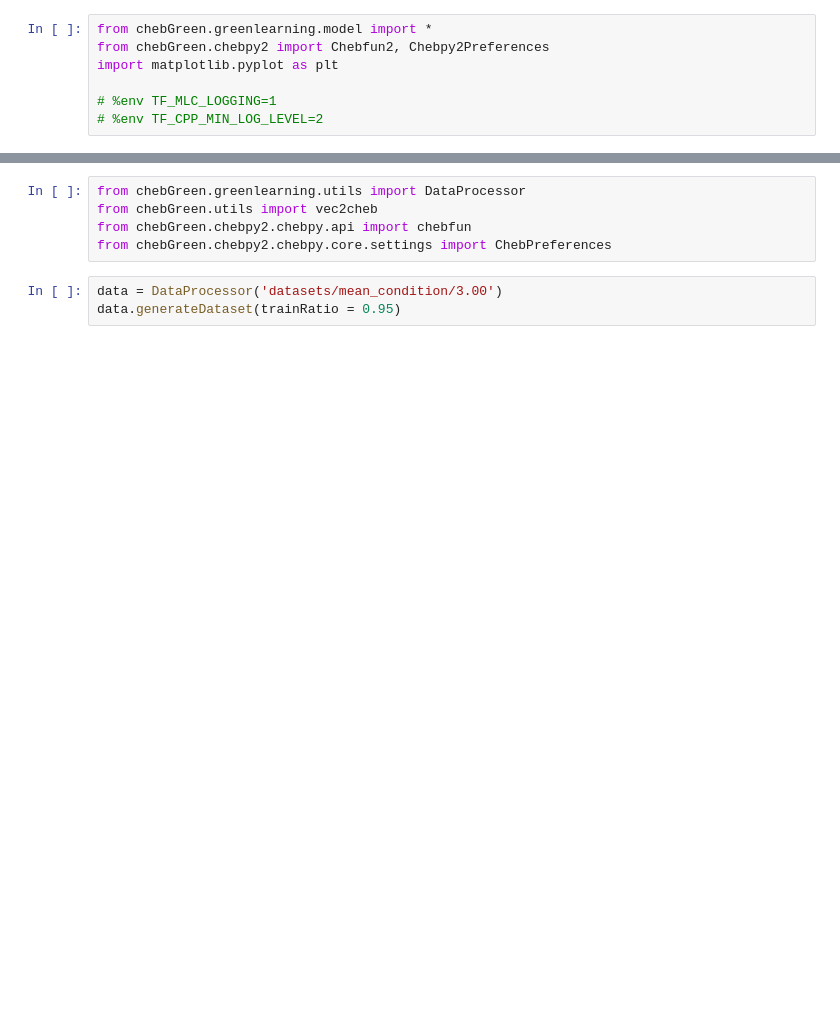
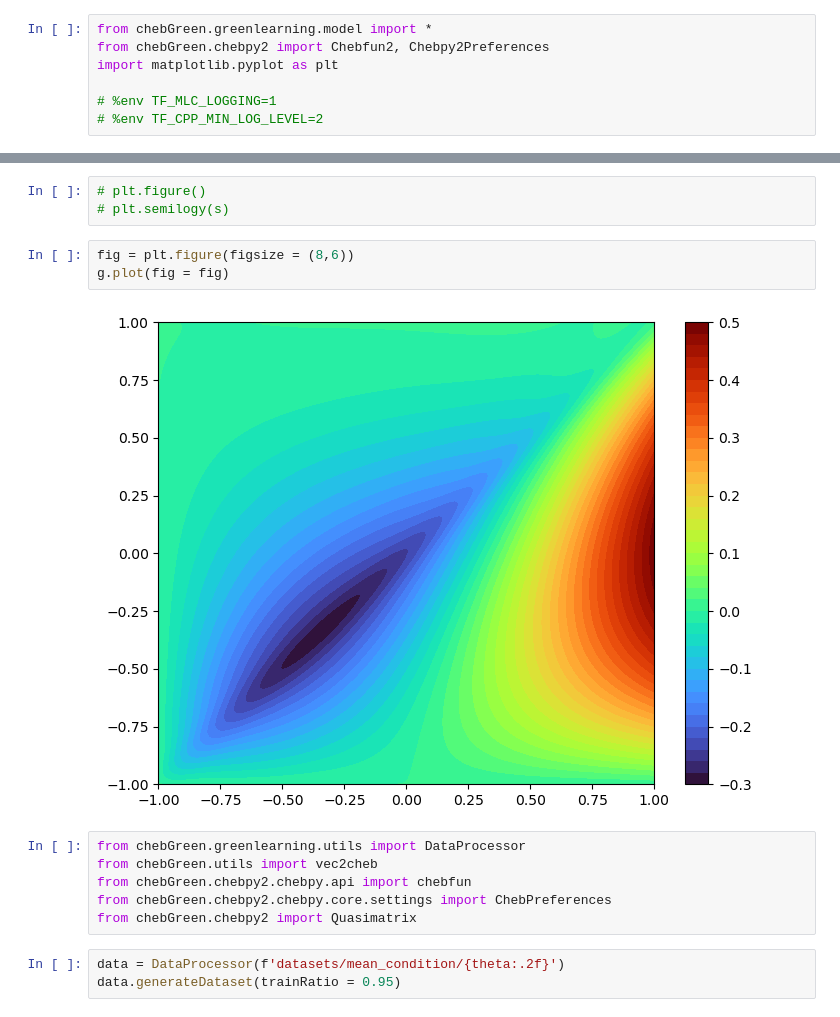
Before and after one commit to hsharsh/chebgreen, a Jupyter notebook: main/errorcompute.ipynb, the cells around one changed output, grey strips where cells are left out. Saved outputs shown, nothing was run; the diff lists cells and outputs as text; blank space fills up the shorter version.

```diff
--- a/main/errorcompute.ipynb
+++ b/main/errorcompute.ipynb
@@ -26,10 +48,19 @@ Wall time: 1.42 s
+# %%
+# plt.figure()
+# plt.semilogy(s)
+# %%
+fig = plt.figure(figsize = (8,6))
+g.plot(fig = fig)
+# %% [output]
+[figure, added]
 # %%
 from chebGreen.greenlearning.utils import DataProcessor
 from chebGreen.utils import vec2cheb
 from chebGreen.chebpy2.chebpy.api import chebfun
 from chebGreen.chebpy2.chebpy.core.settings import ChebPreferences
+from chebGreen.chebpy2 import Quasimatrix
 # %%
-data = DataProcessor('datasets/mean_condition/3.00')
+data = DataProcessor(f'datasets/mean_condition/{theta:.2f}')
 data.generateDataset(trainRatio = 0.95)
 # %%
 def computeEmpiricalError(data):
```
Also changed, not shown: parts of 14 cells of this notebook, 43 other files.
